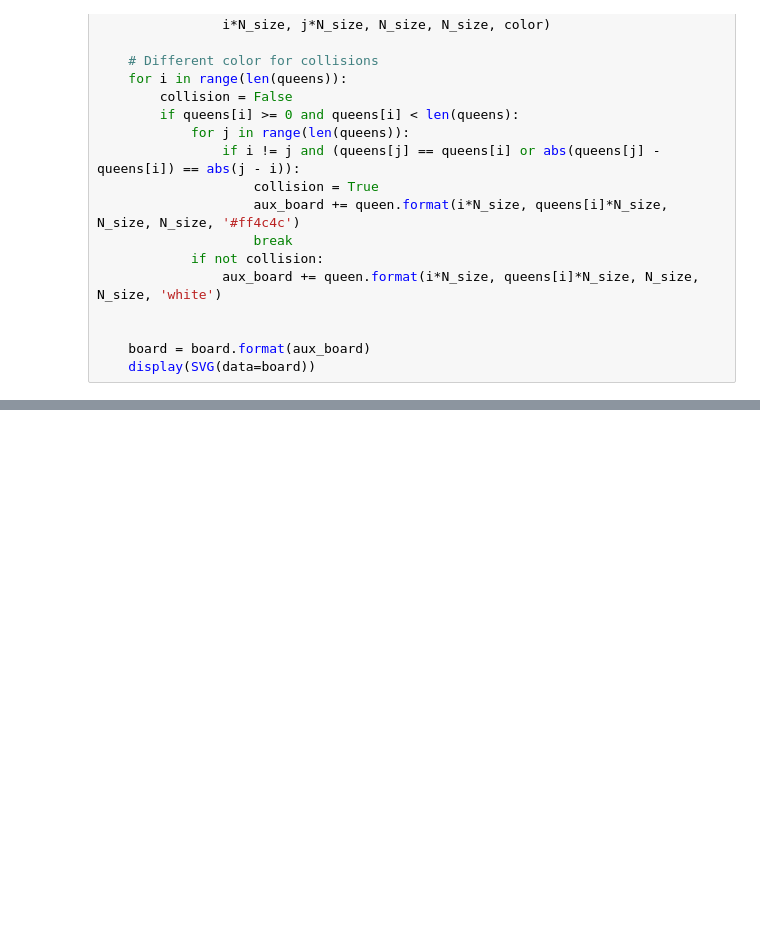
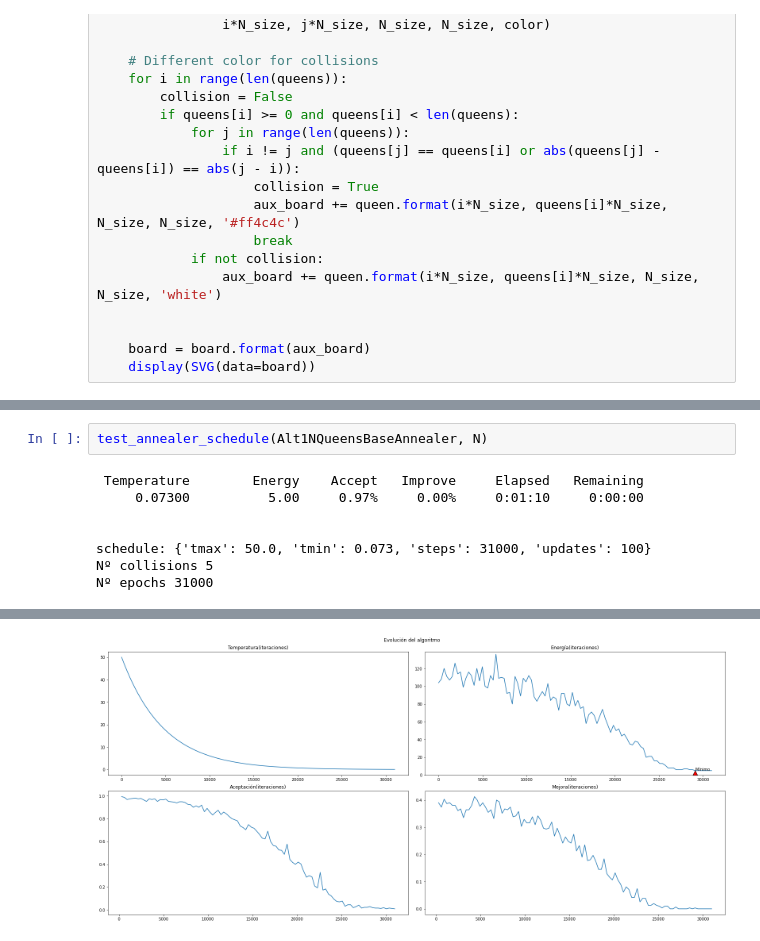
Before and after one commit to johacks/bibm, a Jupyter notebook: RS/Tablero.ipynb, the cells around one changed output, grey strips where cells are left out. Saved outputs shown, nothing was run; the diff lists cells and outputs as text; blank space fills up the shorter version.

```diff
--- a/RS/Tablero.ipynb
+++ b/RS/Tablero.ipynb
@@ -75,0 +90,10 @@ Nº epochs 5
+# %%
+test_annealer_schedule(Alt1NQueensBaseAnnealer, N)
+# %% [output]
+ Temperature        Energy    Accept   Improve     Elapsed   Remaining
+     0.07300          5.00     0.97%     0.00%     0:01:10     0:00:00
+
+
+schedule: {'tmax': 50.0, 'tmin': 0.073, 'steps': 31000, 'updates': 100}
+Nº collisions 5
+Nº epochs 31000
@@ -75,0 +101 @@ Nº epochs 5
+[figure, added]
```
Also changed, not shown: parts of 7 cells of this notebook, 7 other files.
